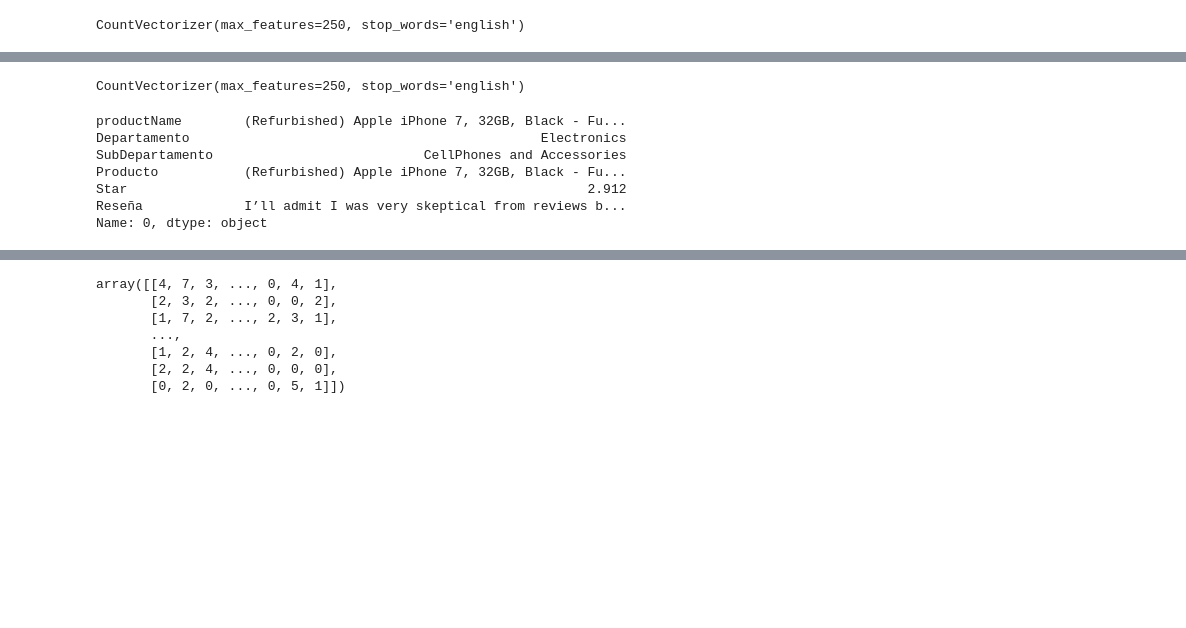
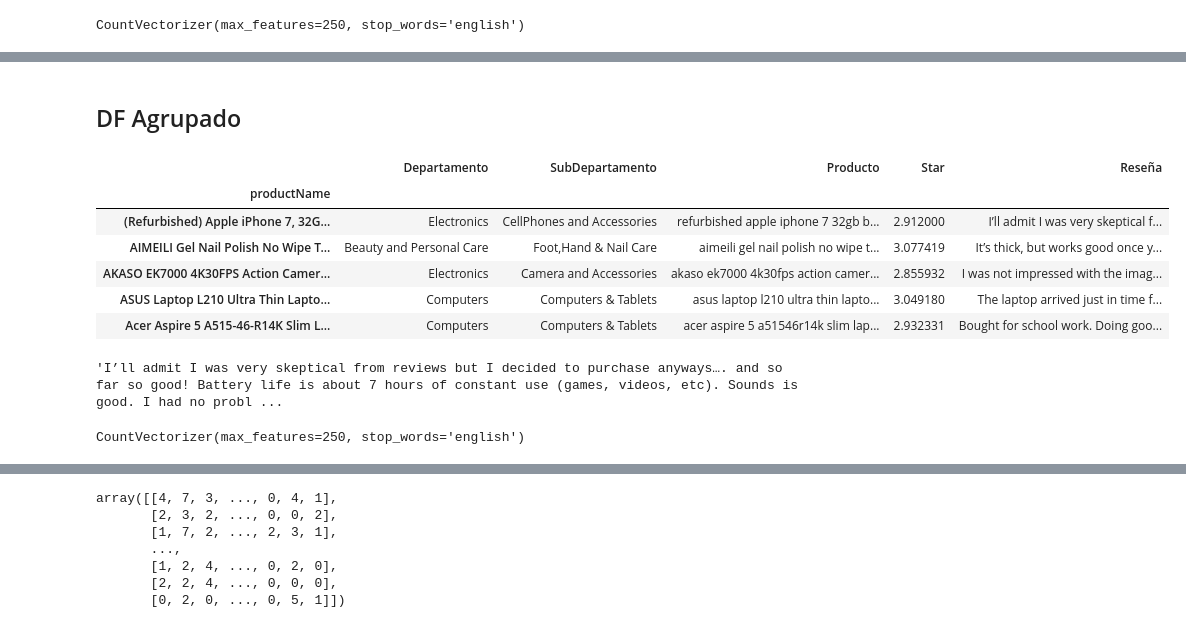
Before and after one commit to ngcarvajall/NLP_SisRecomendacion, a Jupyter notebook: modulo09-leccion06-nlp-LAB.ipynb, the cells around one changed output, grey strips where cells are left out. Cells and saved outputs as stored; diff of their text form; code cells hidden in the pictures; blank space fills up the shorter version.

```diff
--- a/modulo09-leccion06-nlp-LAB.ipynb
+++ b/modulo09-leccion06-nlp-LAB.ipynb
@@ -404,0 +338,2 @@ Passing `palette` without assigning `hue` is deprecated and will be removed in v
+# %% [markdown]
+## DF Agrupado
@@ -404,0 +342,10 @@ Passing `palette` without assigning `hue` is deprecated and will be removed in v
+# %%
+df_agrupado.head()
+# %% [output]
+|  | Departamento | SubDepartamento | Producto | Star | Reseña |
+| productName |  |  |  |  |  |
+| (Refurbished) Apple iPhone 7, 32G... | Electronics | CellPhones and Accessories | refurbished apple iphone 7 32gb b... | 2.912000 | I’ll admit I was very skeptical f... |
+| AIMEILI Gel Nail Polish No Wipe T... | Beauty and Personal Care | Foot,Hand & Nail Care | aimeili gel nail polish no wipe t... | 3.077419 | It’s thick, but works good once y... |
+| AKASO EK7000 4K30FPS Action Camer... | Electronics | Camera and Accessories | akaso ek7000 4k30fps action camer... | 2.855932 | I was not impressed with the imag... |
+| ASUS Laptop L210 Ultra Thin Lapto... | Computers | Computers & Tablets | asus laptop l210 ultra thin lapto... | 3.049180 | The laptop arrived just in time f... |
+| Acer Aspire 5 A515-46-R14K Slim L... | Computers | Computers & Tablets | acer aspire 5 a51546r14k slim lap... | 2.932331 | Bought for school work. Doing goo... |
@@ -405,15 +354,9 @@ Passing `palette` without assigning `hue` is deprecated and will be removed in v
+# %%
+df_agrupado['Reseña'].iloc[0]
+# %% [output]
+'I’ll admit I was very skeptical from reviews but I decided to purchase anyways…. and so far so good! Battery life is about 7 hours of constant use (games, videos, etc). Sounds is good. I had no probl ...
 # %%
 vectorize = CountVectorizer(max_features=250, stop_words='english')
 vectorize
 # %% [output]
 CountVectorizer(max_features=250, stop_words='english')
-# %%
-df_agrupado.iloc[0]
-# %% [output]
-productName        (Refurbished) Apple iPhone 7, 32GB, Black - Fu...
-Departamento                                             Electronics
-SubDepartamento                           CellPhones and Accessories
-Producto           (Refurbished) Apple iPhone 7, 32GB, Black - Fu...
-Star                                                           2.912
-Reseña             I’ll admit I was very skeptical from reviews b...
-Name: 0, dtype: object
```
Also changed, not shown: parts of 35 cells of this notebook.
